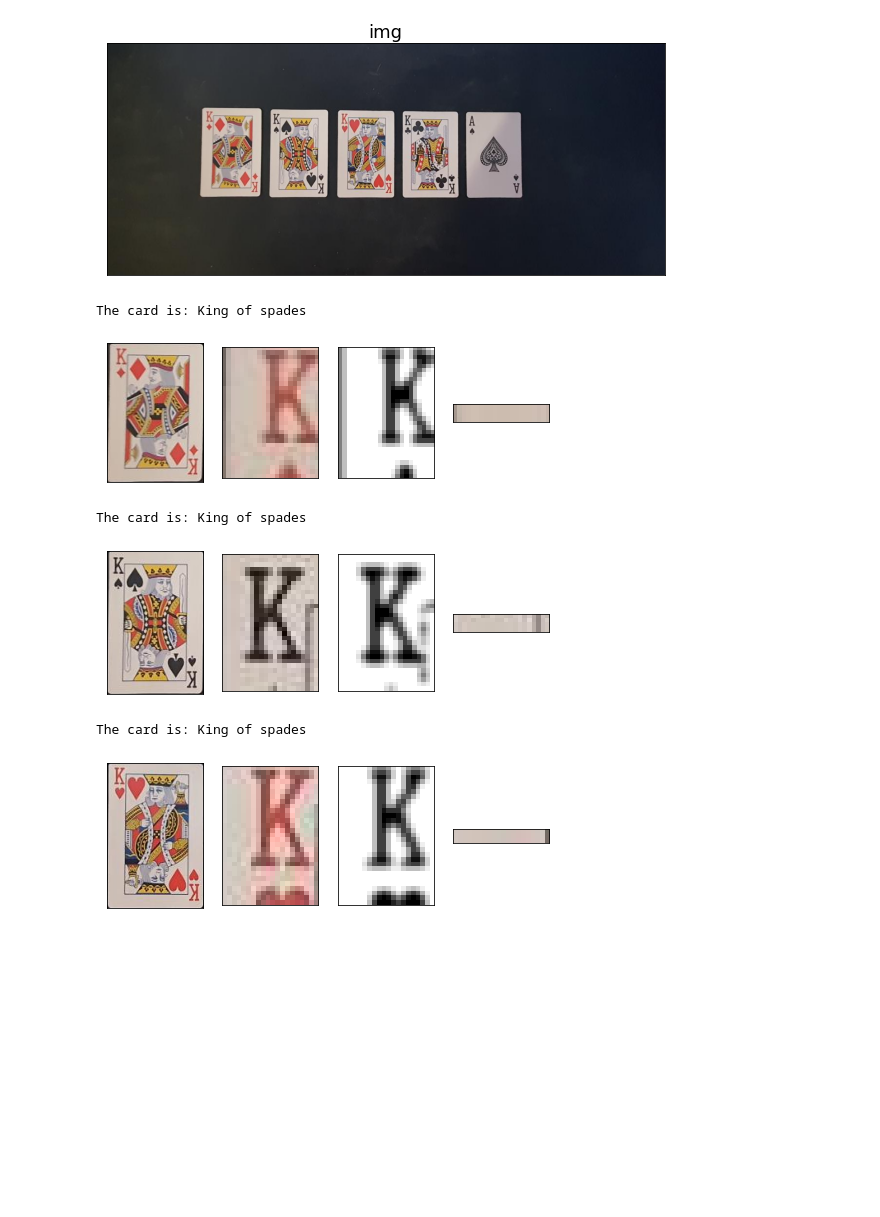
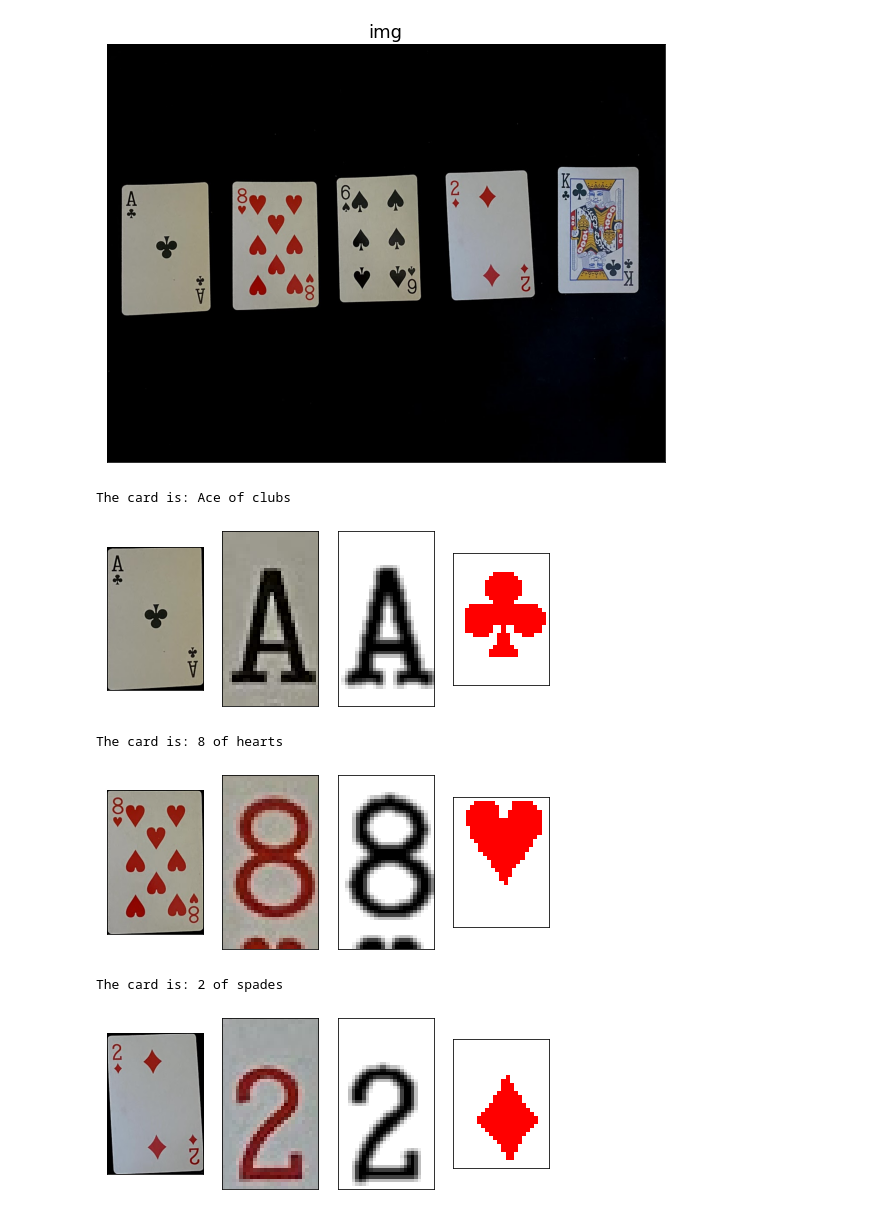
Before and after one commit to C17326283/CardGameAssistant-ImageProcessing, a Jupyter notebook: CardGame_Test.ipynb, the cells around one changed output. Drawn from its saved outputs; the diff is of its cells as text; code cells hidden in the pictures; blank space fills up the shorter version.

```diff
--- a/CardGame_Test.ipynb
+++ b/CardGame_Test.ipynb
@@ -130,10 +130,10 @@ def readCards(img):
     C = sorted(C, key=cv2.contourArea, reverse=True)
 
     # Reading in suit templates #Note: moved from inside loop
-    club = cv2.imread("clubs.png")
-    diamond = cv2.imread("diamonds.png")
-    heart = cv2.imread("hearts.png")
-    spade = cv2.imread("spades.png")
+    club = cv2.imread("club.jpg")
+    diamond = cv2.imread("diamond.jpg")
+    heart = cv2.imread("heart.jpg")
+    spade = cv2.imread("spade.jpg")
 
     cardLetters = [""]*5
     cardSymbols = [""]*5
@@ -151,50 +151,67 @@ def readCards(img):
 
         cropped_letter = ROI[int(H * 0.03):int(H * 0.2), int(W * 0.04):int(W * 0.18)]
         cropped_symbol = ROI[int(H * 0.185):int(H * 0.295), int(W * 0.05):int(W * 0.17)]
+
+        G = cv2.cvtColor(cropped_symbol, cv2.COLOR_BGR2GRAY)
+        T = 120
+        T, B = cv2.threshold(G, thresh = T, maxval = 255, type = cv2.THRESH_BINARY)
+        inverse = cv2.bitwise_not(B)
+        sContour,_ = cv2.findContours(inverse, mode=cv2.RETR_EXTERNAL, method=cv2.CHAIN_APPROX_NONE)
+        sC = sorted(sContour, key=cv2.contourArea, reverse=True)
+
+        cropped = cropped_symbol
+        croppedH, croppedW, croppedChannels = cropped.shape
+        cropped_symbol = np.zeros([croppedH,croppedW,3],dtype=np.uint8)
+        cropped_symbol.fill(255)
+        cv2.fillPoly(cropped_symbol, pts =[(sC[0])], color=(255,0,0))
 
         #Get cradletter from getletter method
         cardLetter = GetLetter(cropped_letter,fig )
 
         #Get suit from the suitComparison method
         bestMatch = suitComparison(club, diamond, heart, spade, cropped_symbol,fig)
         print("The card is: "+cardLetter+" of "+bestMatch+"s")
 
         cardLetters[i] = cardLetter
         cardSymbols[i] = bestMatch
 
 
 
         p1 = fig.add_subplot(2, 5, 1), plt.xticks([]),plt.yticks([])
         imgplot = plt.imshow(ROI, cmap='gray')
         p1 = fig.add_subplot(2, 5, 2), plt.xticks([]),plt.yticks([])
         imgplot = plt.imshow(cropped_letter, cmap='gray')
         plt.show()
 
         i = i + 1
 
     GetHandType(cardLetters,cardSymbols)
 
 pytesseract.pytesseract.tesseract_cmd = r'C:\Program Files\Tesseract-OCR\tesseract'
 
-while True:
-    try:
-        c = cv2.waitKey(1)
-        if c == 32:#IF keycode space
-            break
-        f = easygui.fileopenbox(filetypes=["*.jpg","*.jpeg","*.png"])#open user file select
-        inputImg = cv2.imread(f)#set a file to work with
-        readCards(inputImg)
-        break
-    except:
-        print("Error using selected file")
-        break
+f = easygui.fileopenbox(filetypes=["*.jpg","*.jpeg","*.png"])#open user file select
+inputImg = cv2.imread(f)#set a file to work with
+readCards(inputImg)
+
+#while True:
+    #try:
+        #c = cv2.waitKey(1)
+        #if c == 32:#IF keycode space
+        #    break
+        #f = easygui.fileopenbox(filetypes=["*.jpg","*.jpeg","*.png"])#open user file select
+        #inputImg = cv2.imread(f)#set a file to work with
+        #readCards(inputImg)
+        #break
+    #except:
+        #print("Error using selected file")
+        #break
 
 #inputImg = cv2.imread("4OfAKind.png")
 # %% [output]
-[figure, old version]
+[figure, new version]
-The card is: King of spades
+The card is: Ace of clubs
-[figure, old version]
+[figure, new version]
-The card is: King of spades
+The card is: 8 of hearts
-[figure, old version]
+[figure, new version]
-The card is: King of spades
+The card is: 2 of spades
-[figure, old version]
+[figure, new version]
```
Also changed, not shown: parts of 1 cell of this notebook.
